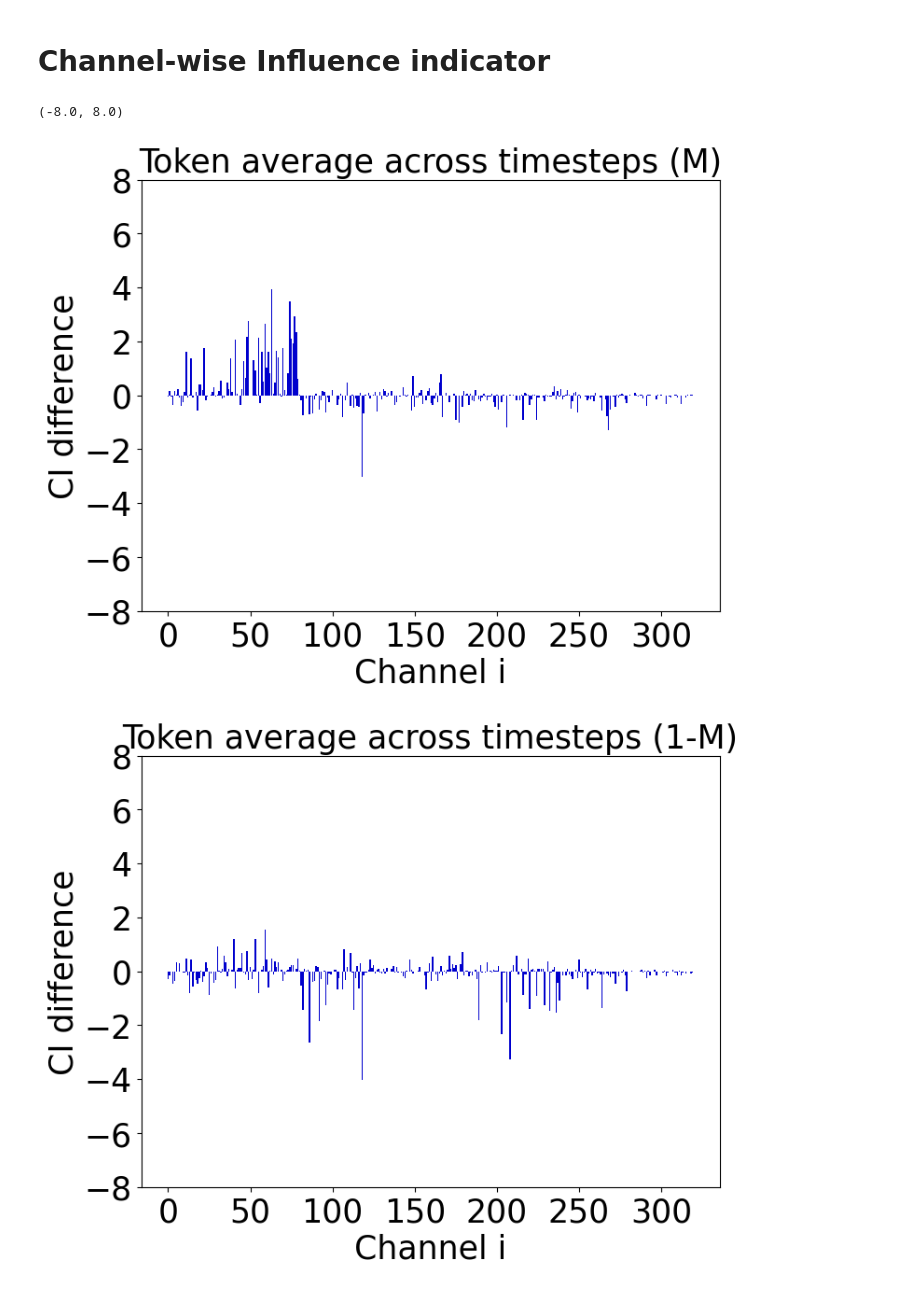
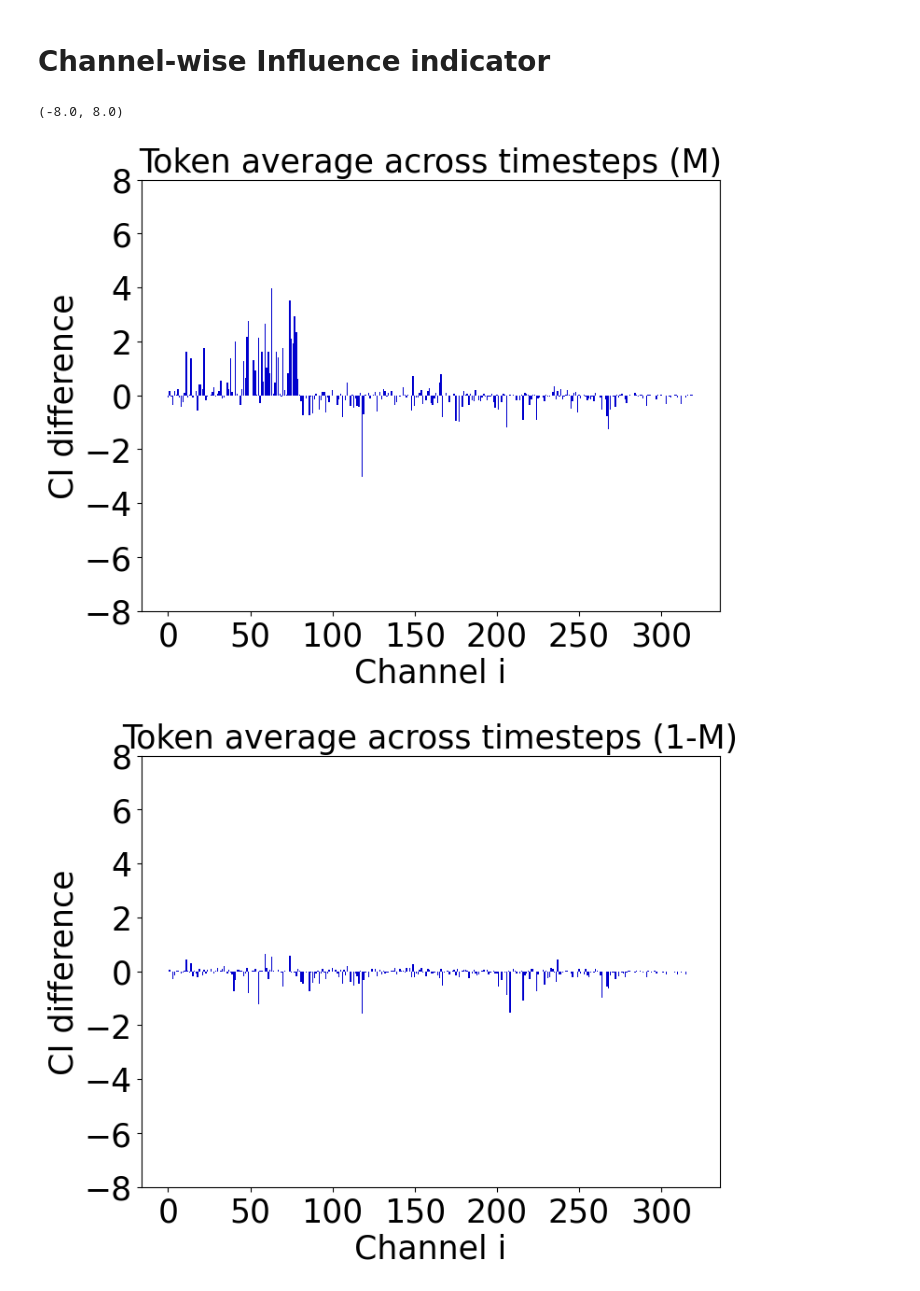
Before and after one commit to BlueDyee/FreeCond, a Jupyter notebook: CI_visualization.ipynb, the cells around one changed output. Drawn from its saved outputs; the diff is of its cells as text; code cells hidden in the pictures.

Commit message:
Channel-wise influence indicator

```diff
--- a/CI_visualization.ipynb
+++ b/CI_visualization.ipynb
@@ -64,9 +60,8 @@ import pandas as pd
 import os
 from diffusers import DDIMScheduler
 from diffusers.utils import load_image, make_image_grid
-from src.free_lunch_utils import register_free_upblock2d, register_free_crossattn_upblock2d
 
-from src.vis_attn_control import VISAttentionControl, regiter_attention_editor_diffusers
+from freecond_src.vis_attn_control import VISAttentionControl, regiter_attention_editor_diffusers
 pipe.scheduler=DDIMScheduler.from_config(pipe.scheduler.config)
 
 ###
@@ -79,8 +74,8 @@ bgmask_2=0
 idx=14
 nprompt="word, bad quality, bad anatomy, ugly, mutation, blurry, error"
 SEED=777
-data_dir="FCinpaint_bench"
-df=pd.read_csv("FCinpaint_bench/FCinpaint_bench_info.csv", index_col=None)
+data_dir="./data/FCIBench"
+df=pd.read_csv(os.path.join(data_dir, "FCinpaint_bench_info.csv"), index_col=None)
 for index, data in df[idx:idx+1].iterrows():
     prompt=data["prompt"]
     image_path=os.path.join(data_dir,data["image"])
@@ -105,13 +100,9 @@ for index, data in df[idx:idx+1].iterrows():
     editor = VISAttentionControl(start_step=0,end_step=50, start_layer=0, end_layer=16, vis_self=False, vis_cross=True,vis_cross_token=True)
     regiter_attention_editor_diffusers(pipe, editor)
     torch.manual_seed(SEED)
-    out_freecond, xt_lists =pipe.freecond_forward_staged_noise(prompt, init_image, condition_mask, c_masked_image_latents,
-                                    change_step=25,
-                                    fgmask_1=fgmask_1, fgmask_2=fgmask_2, bgmask_1=bgmask_1, bgmask_2=bgmask_2,
-                                    hqscale_1=1, hqscale_2=1, lqscale_1=1, lqscale_2=1, fq_threshold_1=4, fq_threshold_2=4,
+    out_free=pipe.normal_forward(prompt, init_image, condition_mask, c_masked_image_latents,
                                     guidance_scale=15, negative_prompt=nprompt, scheduler_step="ddim",demo=False)
-[latent_list, cond_xt_list, pred_x0_list, conv_list, noise_list] = xt_lists
-make_image_grid([out_normal[0],out_freecond[0],mask],rows=1,cols=3)
+make_image_grid([out_normal[0],out_free[0],mask],rows=1,cols=3)
 # %% [output]
 Activating VIS Attention Control...
 # Visualize cross attention (1, 3, 5, 7... layers) = True
@@ -155,8 +143,6 @@ layer=1
 show_k=3
 indicator="c"
 
-m1=[]
-m2=[]
 class avg_metrics:
     def __init__(self):
         self.cur_mean=0
@@ -165,7 +151,8 @@ class avg_metrics:
         self.cur_sample += 1
         self.cur_mean = val/self.cur_sample + self.cur_mean*((self.cur_sample-1)/self.cur_sample)
         return self.cur_mean
-metric = avg_metrics()
+metric1 = avg_metrics()
+metric2 = avg_metrics()
 for step in range(50):
     for token_idx in range(1,10):
 
@@ -177,38 +164,40 @@ for step in range(50):
         sim_matrix_2=token_feature_q_2*token_feature_k[:,token_idx:token_idx+1,:]
         sim_diff = sim_matrix_2-sim_matrix_1
         sim_diff=sim_diff.permute(1,0,2)
         sim_shape=sim_diff.shape
         sim_diff=sim_diff.reshape(sim_shape[0],-1)
+
         channel_wise_sum=torch.mean(sim_diff[mask_indices_true],dim=0)
-        metric.update(channel_wise_sum)
+        metric1.update(channel_wise_sum)
+        channel_wise_sum=torch.mean(sim_diff[mask_indices_false],dim=0)
+        metric2.update(channel_wise_sum)
 
 
-index = np.arange(len(data))
+
 # 畫出條狀圖
 plt.figure(figsize=(8, 6))
 
-data = metric.cur_mean
-m1.append(data)
+data = metric1.cur_mean
+index = np.arange(len(data))
 plt.bar(index, data, color='mediumblue')
 plt.xlabel('Channel i',fontsize=25)
 plt.ylabel("CI difference",fontsize=25)
 plt.title(f'Token average across timesteps (M)',fontsize=25)
 plt.xticks(fontsize=25)
 plt.yticks(fontsize=25)
 plt.ylim(-8,8)
 
 plt.figure(figsize=(8, 6))
-channel_wise_sum=torch.mean(sim_diff[mask_indices_false],dim=0)
-data = channel_wise_sum
-m2.append(data)
+data = metric2.cur_mean
+index = np.arange(len(data))
 plt.bar(index, data, color='mediumblue')
 plt.xlabel('Channel i',fontsize=25)
 plt.ylabel("CI difference",fontsize=25)
 plt.title(f'Token average across timesteps (1-M)',fontsize=25)
 plt.xticks(fontsize=25)
 plt.yticks(fontsize=25)
 plt.ylim(-8,8)
 # %% [output]
 (-8.0, 8.0)
 [figure]
-[figure, old version]
+[figure, new version]
```
Also changed, not shown: parts of 2 cells of this notebook, 1 other file.
